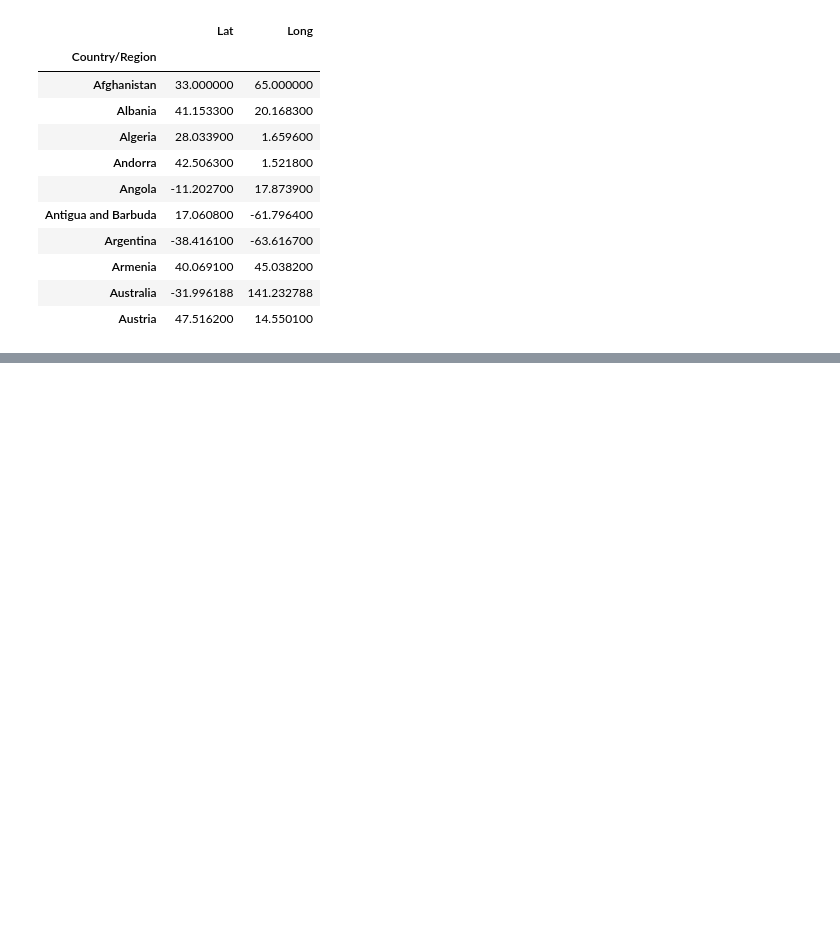
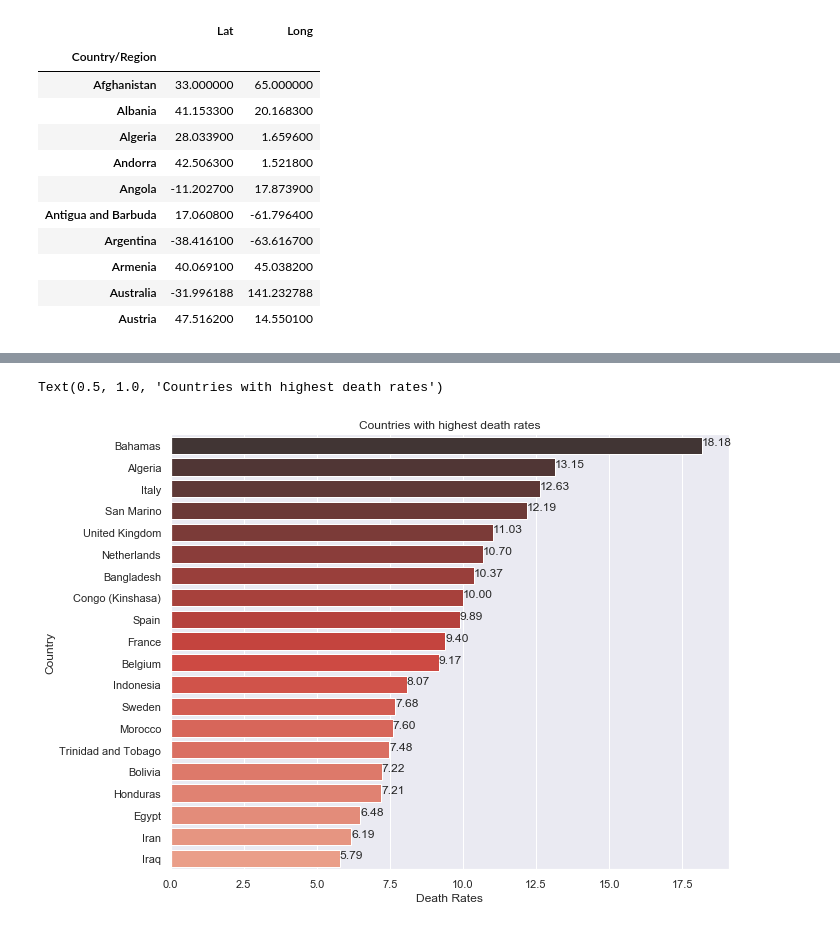
Before and after one commit to plasmagirl/Outbreak-of-COVID-19, a Jupyter notebook: COVID-19.ipynb, the cells around one changed output, grey strips where cells are left out. Saved outputs shown, nothing was run; the diff lists cells and outputs as text; code cells hidden in the pictures; blank space fills up the shorter version.

```diff
--- a/COVID-19.ipynb
+++ b/COVID-19.ipynb
@@ -350,0 +538,17 @@ fig.show()
+# %%
+#find countries with less than 5 deaths maximum and Diamond Princess
+covid_deaths_grouped_loc_max = covid_deaths_grouped_loc.max(axis = 1)
+low_death_countries = covid_deaths_grouped_loc_max[covid_deaths_grouped_loc_max <= 5].index
+low_death_countries = low_death_countries.insert(0, 'Diamond Princess')
+
+#remove the low_death_countries from both confirmed and death dataframes and then calculate the ratio
+high_death_countries_confirmed_cases = covid_confirmed_tot_country.max(axis = 1).drop(labels=low_death_countries)
+high_covid_deaths = covid_deaths_grouped_loc_max.drop(labels=low_death_countries)
+
+#create a dataframe will all maximum values
+covid_max_df = high_death_countries_confirmed_cases.reset_index().rename(columns={0:'Max Confirmed'})
+covid_max_df['Max Deaths'] = high_covid_deaths.values
+covid_max_df['Max Recovered'] = covid_recovered_grouped_loc.max(axis=1).drop(labels = low_death_countries).values
+covid_max_df['Death Rate'] = (covid_max_df['Max Deaths'] / covid_max_df['Max Confirmed']) * 100
+covid_max_df['Recovery Rate'] = (covid_max_df['Max Recovered'] / covid_max_df['Max Confirmed']) * 100
+covid_max_df
@@ -350,0 +596,14 @@ fig.show()
+# %%
+sorted_vals = covid_max_df.sort_values(by = 'Death Rate', ascending = False)
+plt.figure(figsize = (10,8))
+sns.set_style('darkgrid')
+ax = sns.barplot(x = sorted_vals['Death Rate'].iloc[:20], y = sorted_vals['Country/Region'].iloc[:20], palette='Reds_d')
+for p in ax.patches:
+    width = p.get_width()
+    ax.text(x = width, y = p.get_y()+p.get_height()/2, s = '{:.2f}'.format(width))
+plt.xlabel('Death Rates')
+plt.ylabel('Country')
+plt.title('Countries with highest death rates')
+# %% [output]
+Text(0.5, 1.0, 'Countries with highest death rates')
+[figure, added]
```
Also changed, not shown: parts of 56 cells of this notebook.
